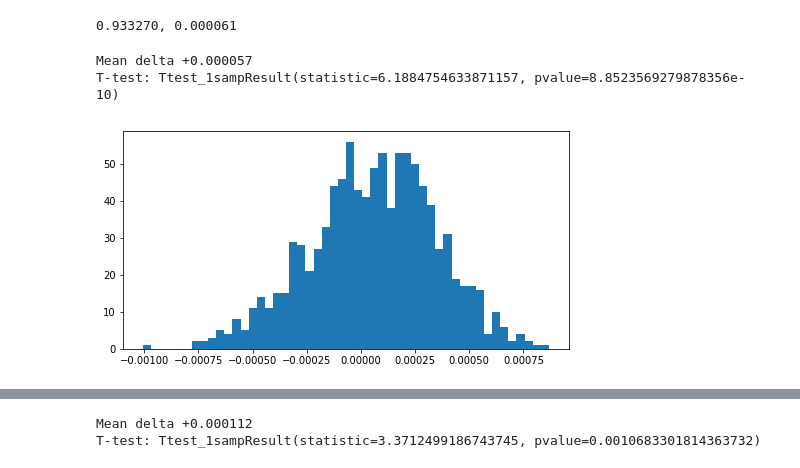
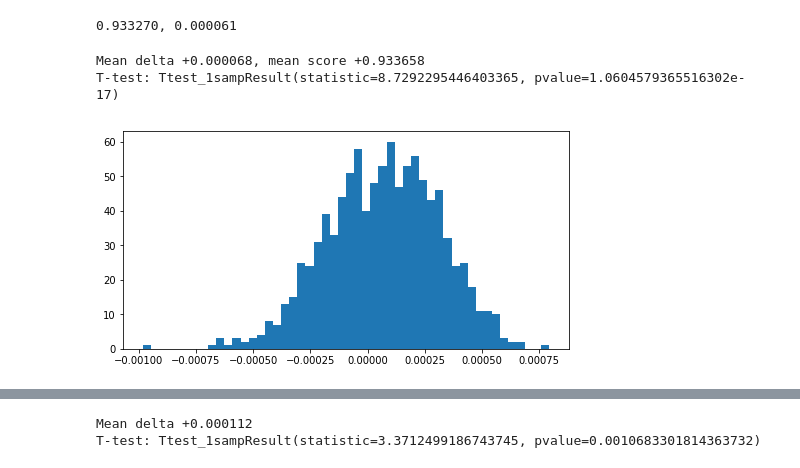
Before and after one commit to lopuhin/kaggle-amazon-2017, a Jupyter notebook: notebooks/heuristics.ipynb, the cells around one changed output, grey strips where cells are left out. Cells and saved outputs as stored; diff of their text form; code cells hidden in the pictures.

```diff
--- a/notebooks/heuristics.ipynb
+++ b/notebooks/heuristics.ipynb
@@ -121,0 +281,6 @@ print('{:.6f}, {:.6f}'.format(new_score, new_score - original_score))
+# %%
+base_score = f2_score(train_flat.iloc[valid_ids], valid_pred.iloc[valid_ids] > threshold)
+bayes_valid = make_bayes_submission.get_df_prediction(
+    valid_pred.iloc[valid_ids], add_hacks=True)
+new_score = f2_score(train_flat.iloc[valid_ids], bayes_valid)
+print('{:.6f}, {:.6f}'.format(new_score, new_score - base_score))
@@ -145,18 +312,23 @@ print('{:.6f}, {:.6f}'.format(new_score, new_score - original_score))
 # %% [output]
 0.933270, 0.000061
 # %%
-deltas = []
-for _ in range(100):
-    for train_ids, valid_ids in KFold(n_splits=10, shuffle=True).split(valid_pred.index):
-        bayes = make_bayes_submission.get_df_prediction(valid_pred.iloc[valid_ids])
-        delta = (f2_score(train_flat.iloc[valid_ids], bayes) -
-                 f2_score(train_flat.iloc[valid_ids], valid_pred.iloc[valid_ids] > threshold))
-        deltas.append(delta)
-plt.figure(figsize=(8, 4))
-plt.hist(deltas, bins=50);
-print('Mean delta {:+.6f}'.format(np.mean(deltas)))
-print('T-test: {}'.format(ttest_1samp(deltas, 0)))
+def check_bayes(valid, add_hacks):
+    bayes = make_bayes_submission.get_df_prediction(valid, add_hacks=add_hacks)
+    deltas = []
+    scores = []
+    for _ in range(100):
+        for train_ids, valid_ids in KFold(n_splits=10, shuffle=True).split(valid.index):
+            score = f2_score(train_flat.iloc[valid_ids], bayes.iloc[valid_ids])
+            scores.append(score)
+            delta = (score - f2_score(train_flat.iloc[valid_ids], valid.iloc[valid_ids] > 0.2))
+            deltas.append(delta)
+    plt.figure(figsize=(8, 4))
+    plt.hist(deltas, bins=50);
+    print('Mean delta {:+.6f}, mean score {:.6f}'.format(np.mean(deltas), np.mean(scores)))
+    print('T-test: {}'.format(ttest_1samp(deltas, 0)))
-# %% [output]
-Mean delta +0.000057
-T-test: Ttest_1sampResult(statistic=6.1884754633871157, pvalue=8.8523569279878356e-10)
-[figure, removed]
+# %%
+check_bayes(valid_pred, add_hacks=False)
+# %% [output]
+Mean delta +0.000068, mean score +0.933658
+T-test: Ttest_1sampResult(statistic=8.7292295446403365, pvalue=1.0604579365516302e-17)
+[figure, added]
```
Also changed, not shown: parts of 53 cells of this notebook.
